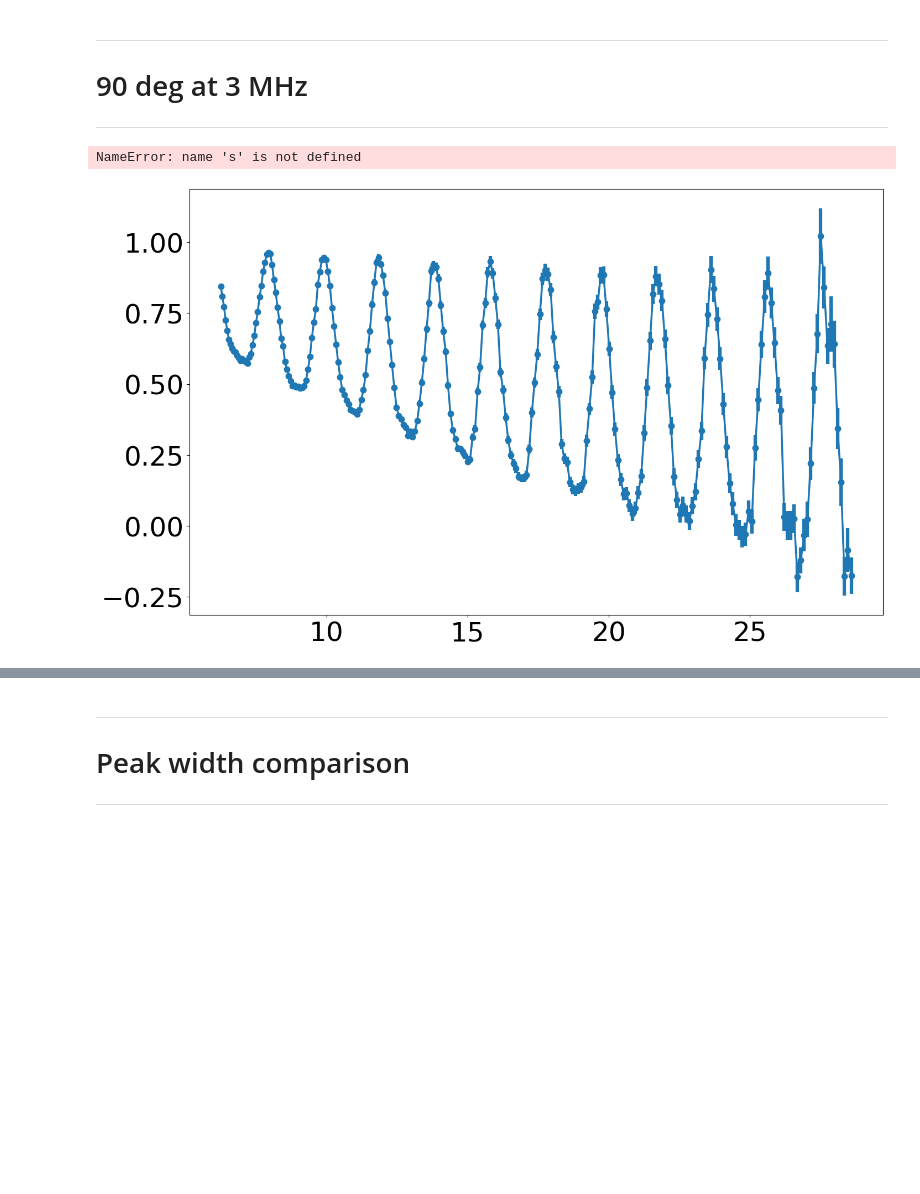
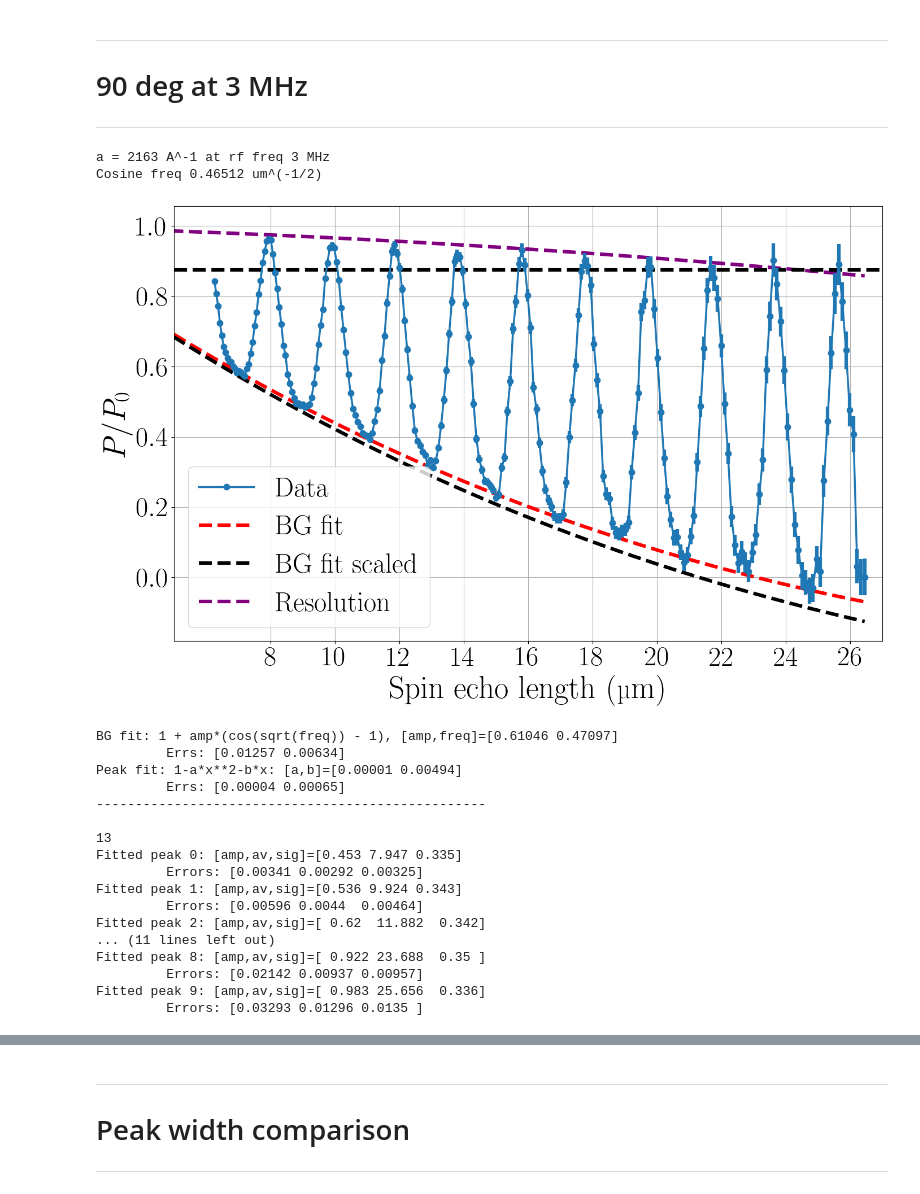
Before and after one commit to srmck/SESANS-coherence-length, a Jupyter notebook: Coherence_analysis.ipynb, the cells around one changed output, grey strips where cells are left out. Cells and saved outputs as stored; diff of their text form; code cells hidden in the pictures; blank space fills up the shorter version.

```diff
--- a/Coherence_analysis.ipynb
+++ b/Coherence_analysis.ipynb
@@ -9,6 +9,7 @@ from scipy.fft import fft, fftfreq, ifft
 from scipy.integrate import simpson
 import matplotlib.pyplot as plt
 from scipy.optimize import curve_fit
+from scipy.special import diric
 
 np.set_printoptions(suppress=True)
 
@@ -19,7 +20,7 @@ BIGGER_SIZE = 45
 plt.rcParams['figure.figsize'] = (16.18, 10)
 plt.rc('lines', linewidth=4.5)
 
-if False: #Additions to latex preamble for matplotlib:
+if True: #Additions to latex preamble for matplotlib:
     plt.rc('text', usetex=True)
     plt.rc('text.latex', preamble=r'\usepackage{textcomp,amsmath,amsthm,amssymb,amsfonts,braket,siunitx}')
     plt.rcParams["font.family"] = "Computer Modern Roman"
@@ -587,7 +614,7 @@ path = work_path
 file = "pols_3Mhz_90deg5.5_0.025_13.25.dat"
 
 with open(path+file) as f:
-    temp = f.readlines()[2:-58]  #-58 to include last peak, -76 otherwise
+    temp = f.readlines()[2:-76]  #-58 to include last peak, -76 otherwise
     temp = [l.replace('\n','').split(',') for l in temp]
     x = np.array([float(temp[x][0]) for x in range(len(temp))])/1e3
     x_tot = np.linspace(0,x[-1],400)
@@ -595,37 +622,40 @@ with open(path+file) as f:
     e = np.array([float(temp[y][2]) for y in range(len(temp))])
 
     tr2,_ = find_peaks(-y,prominence=.1)
-    tr2 = np.insert(tr2,[0],[0]) #insert first point: P(0)=1
+    #tr2 = np.insert(tr2,[0],[0]) #insert first point: P(0)=1
     pk2,_ = find_peaks(y,prominence=.1)
 
 fig, ax = plt.subplots()
 plt.plot(x,y,'o',label='Data',color='C0',ms=7.5,zorder=5,ls='-',linewidth=2.5)
 plt.errorbar(x,y,e,color='C0',ls='none',zorder=5)
-plt.plot(x[tr2],s[tr2],'o',ms=10,color='red',zorder=5)
-plt.plot(x[pk2],s[pk2],'o',ms=10,color='green',zorder=5)
+#plt.plot(x[tr2],y[tr2],'o',ms=10,color='red',zorder=5)
+#plt.plot(x[pk2],y[pk2],'o',ms=10,color='green',zorder=5)
 
 guess_tr2 = [.65,get_BG_freq(3,40)[1]]  #sqrt spin echo length cosine
 lb = [0,0]
 ub = [1,1]
-parms_tr2,err_tr2 = curve_fit(BG,x[tr2],s[tr2],p0=guess_tr2,bounds=(lb,ub),sigma=e[tr2])
+parms_tr2,err_tr2 = curve_fit(BG,x[tr2],y[tr2],p0=guess_tr2,bounds=(lb,ub),sigma=e[tr2])
 
 guess_pk2 = [0,0]  #quad fit
-parms_pk2,err_pk2 = curve_fit(quad,x[pk2],s[pk2],sigma=e[pk2])
+parms_pk2,err_pk2 = curve_fit(quad,x[pk2],y[pk2],sigma=e[pk2])
 
-#plt.plot(x_tot,BG(x_tot,*parms_tr2),'--',color='red',label='BG fit')
+plt.plot(x_tot,BG(x_tot,*parms_tr2),'--',color='red',label='BG fit')
 #plt.plot(x_tot,quad(x_tot,*parms_pk2),'--',color='green',label='Peak fit')
-plt.plot(x_tot,BG(x_tot,*BG_parms_3_8),'--',color='cyan',label='Old BG (8deg,3MHz)')
-plt.plot(x_tot,BG(x_tot,BG_parms_2_90[0],np.sqrt(2/3)*parms_tr[1]),'--',color='red',label='BG fit')
+#plt.plot(x_tot,BG(x_tot,*BG_parms_3_8),'--',color='cyan',label='Old BG (8deg,3MHz)')
+plt.plot(x_tot,BG(x_tot,BG_parms_2_90[0],np.sqrt(2/3)*parms_tr[1]),'--',color='black',label='BG fit scaled')
+#plt.plot(x_tot,BG(x_tot,*[.64,Rob_3]),'--',color='green',label='BG')
 plt.plot(x_tot,np.ones(len(x_tot))-0.00218*x_tot-0.00012*x_tot**2,'--',color='purple',label='Resolution')
-
-plt.plot(x_tot,BG(x_tot,*[.64,Rob_3]),'--',color='green',label='BG')
 
 #plt.title('3MHz 90 deg')
 ax.legend(loc='lower left')#, bbox_to_anchor=(1, 0.5))
 plt.xlabel(r'Spin echo length (\textmu m)')
 plt.ylabel(r'$P/P_0$')
-#ax.set_xticks(range(4,30,2))
+plt.xlim(5,27)
+ax.set_xticks(range(8,28,2))
 plt.grid()
+
+plt.axhline(y=.875,linestyle='--',color='black')
+
 plt.show()
 
 print(f'BG fit: 1 + amp*(cos(sqrt(freq)) - 1), [amp,freq]={np.round(parms_tr2,5)}')
@@ -646,33 +676,50 @@ plt.plot(x,subtracted,'--',color='black',label='Data')
 seperated = splitter(peak_x[0],1)[1:]
 
 fparms = []
 all_errs2 = []
 print(len(sep))
 
 for indx,sep in enumerate(seperated):
     plt.plot(x[sep],np.zeros(len(sep)),'o',color='black',zorder=10)  #peak fit domain
 
     guess = [.5,x[sep[len(sep)//2]],.35]
     ff,errs = curve_fit(ampgauss,x[sep],subtracted[sep],p0=guess)
     fparms.append(ff)
     all_errs2.append(errs)
     #plt.plot(x,ampgauss(x,*guess),'--',color=f'C{indx}')
     plt.plot(x,ampgauss(x,*ff),color=f'C{indx}')
 
     print(f'Fitted peak {indx}: [amp,av,sig]={np.round(ff,3)}')
     print(f'\t Errors: {np.round(np.sqrt(np.diag(errs)),5)}')
 
 plt.xlabel('Spin echo length (um)')
 plt.ylabel('P/P_0')
 plt.grid()
 ax.legend(loc='center left', bbox_to_anchor=(1, 0.5))
 plt.show()
 
 X5_saved = np.copy(x)
 X5_tot_saved = np.copy(x_tot)
-S5_saved = np.copy(s)
 fparms5_saved = np.copy(fparms)
 BG_parms_3_90 = np.copy(parms_tr2)
 # %% [output]
-NameError: name 's' is not defined
+a = 2163 A^-1 at rf freq 3 MHz
+Cosine freq 0.46512 um^(-1/2)
-[figure, old version]
+[figure, new version]
+BG fit: 1 + amp*(cos(sqrt(freq)) - 1), [amp,freq]=[0.61046 0.47097]
+         Errs: [0.01257 0.00634]
+Peak fit: 1-a*x**2-b*x: [a,b]=[0.00001 0.00494]
+         Errs: [0.00004 0.00065]
+--------------------------------------------------
+
+13
+Fitted peak 0: [amp,av,sig]=[0.453 7.947 0.335]
+         Errors: [0.00341 0.00292 0.00325]
+Fitted peak 1: [amp,av,sig]=[0.536 9.924 0.343]
+         Errors: [0.00596 0.0044  0.00464]
+Fitted peak 2: [amp,av,sig]=[ 0.62  11.882  0.342]
+... (11 lines left out)
+Fitted peak 8: [amp,av,sig]=[ 0.922 23.688  0.35 ]
+         Errors: [0.02142 0.00937 0.00957]
+Fitted peak 9: [amp,av,sig]=[ 0.983 25.656  0.336]
+         Errors: [0.03293 0.01296 0.0135 ]
```
Also changed, not shown: parts of 7 cells of this notebook, 2 other files.
